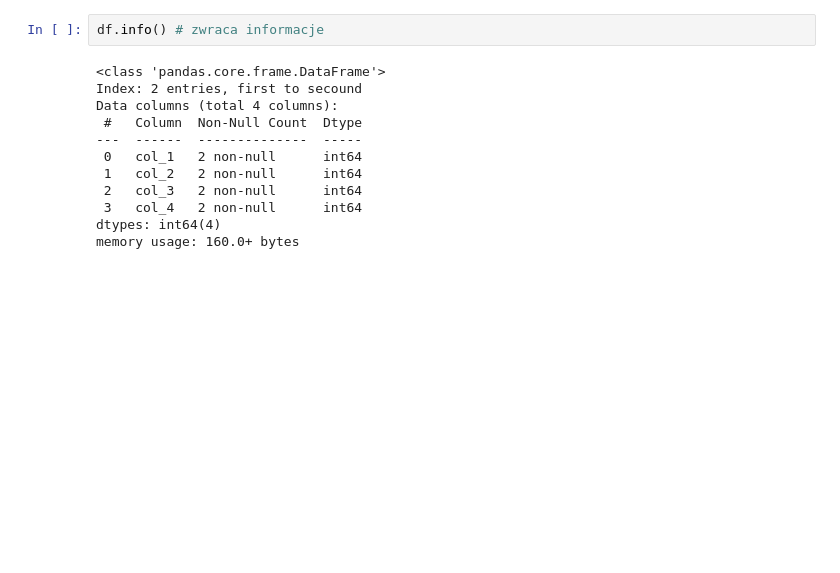
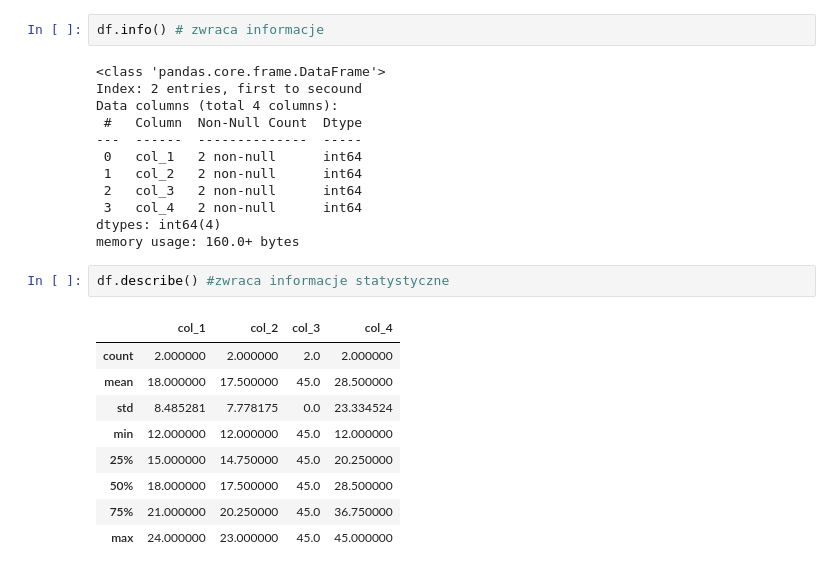
Before and after one commit to mietekdom/Data-Science, a Jupyter notebook: 01_knowledge/04_pandas.ipynb, the cells around one changed output. Saved outputs shown, nothing was run; the diff lists cells and outputs as text; blank space fills up the shorter version.

```diff
--- a/01_knowledge/04_pandas.ipynb
+++ b/01_knowledge/04_pandas.ipynb
@@ -284,3 +284,15 @@ Data columns (total 4 columns):
  3   col_4   2 non-null      int64
 dtypes: int64(4)
 memory usage: 160.0+ bytes
+# %%
+df.describe() #zwraca informacje statystyczne
+# %% [output]
+|  | col_1 | col_2 | col_3 | col_4 |
+| count | 2.000000 | 2.000000 | 2.0 | 2.000000 |
+| mean | 18.000000 | 17.500000 | 45.0 | 28.500000 |
+| std | 8.485281 | 7.778175 | 0.0 | 23.334524 |
+| min | 12.000000 | 12.000000 | 45.0 | 12.000000 |
+| 25% | 15.000000 | 14.750000 | 45.0 | 20.250000 |
+| 50% | 18.000000 | 17.500000 | 45.0 | 28.500000 |
+| 75% | 21.000000 | 20.250000 | 45.0 | 36.750000 |
+| max | 24.000000 | 23.000000 | 45.0 | 45.000000 |
```
Also changed, not shown: parts of 1 cell of this notebook.
